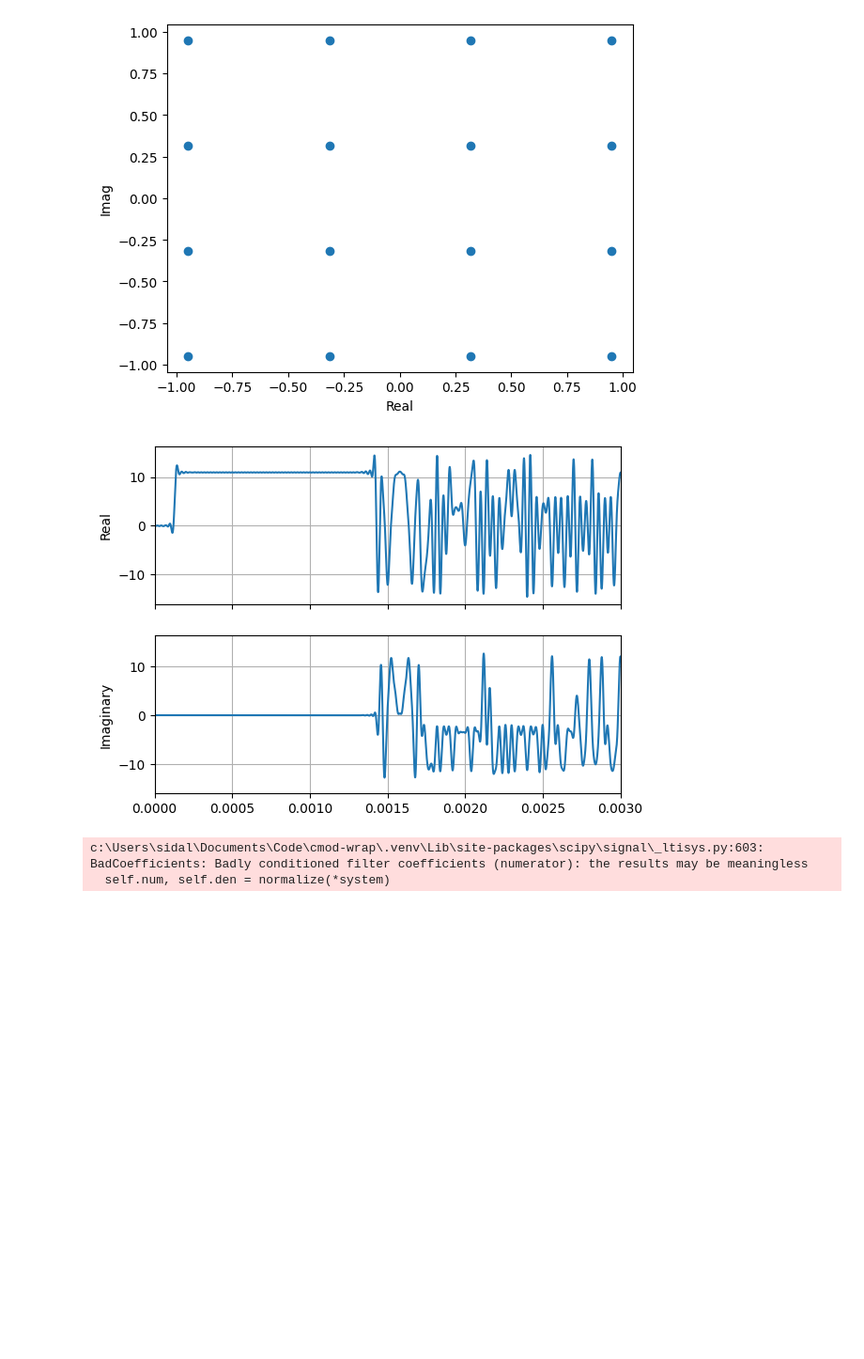
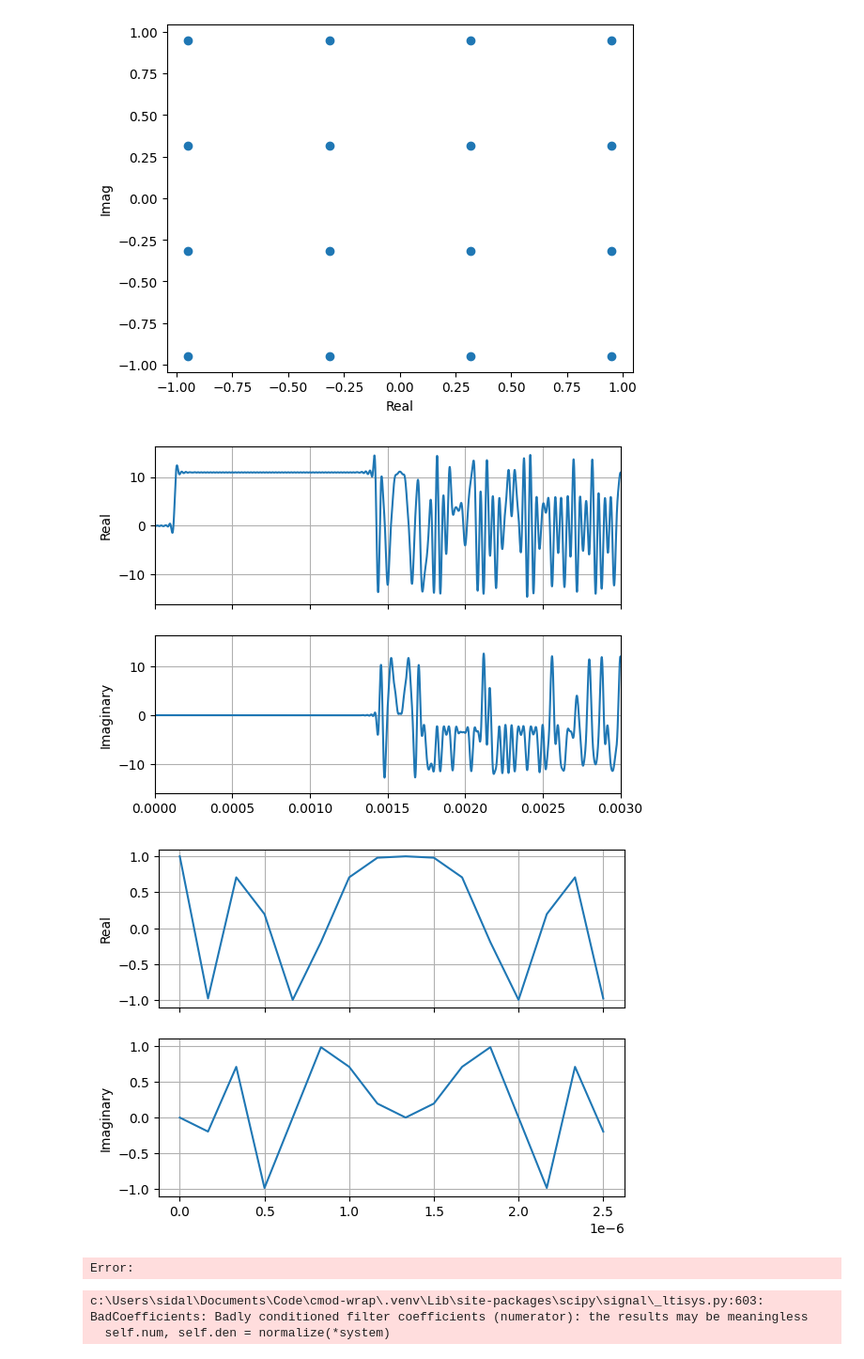
Before and after one commit to sidalok1/QAM-FPGA, a Jupyter notebook: python/qam.ipynb, the cells around one changed output. Shown at 94% size. Drawn from its saved outputs; the diff is of its cells as text; code cells hidden in the pictures; blank space fills up the shorter version.

```diff
--- a/python/qam.ipynb
+++ b/python/qam.ipynb
@@ -31,21 +31,35 @@ plt.show()
 # %%
 words = str2words(msg, M)
 symbs = constellation[words]
 sync_symbs = np.ones(sync_len) + 0j
 zadoff_chu_seq = zadoff_chu(zadoff_chu_len)
 write_mem_file(zadoff_chu_seq, 10, 8, 'zadoff_chu.mem', complex=True)
 
 rrc = get_rrc_pulse(beta, span, sps)
 write_mem_file(rrc, 10, 8, 'rrc.mem', complex=False)
 
 # full_msg = np.convolve(upsample(np.concat((sync_symbs, zadoff_chu_seq, symbs)), sps), rrc)
 full_msg = signal.resample_poly(np.pad(np.concat((sync_symbs, zadoff_chu_seq, symbs)), span//2), sps, 1, window=rrc)
 
 fig, ax1, ax2 = plot_complex_time_sequence(full_msg, fs)
 plt.xlim((0.0000, 0.003))
 plt.show()
+
+# X = fft.fftshift(fft.fft(full_msg))
+# f = fft.fftshift(fft.fftfreq(len(X), fs))
+# plt.figure(figsize=(20,5))
+# plt.plot(f, 10*np.log10(np.abs(X)))
+# Z = fft.fftshift(fft.fft(np.pad(zadoff_chu_seq, len(zadoff_chu_seq)*2)))
+# f = fft.fftshift(fft.fftfreq(len(Z), fs))
+# plt.plot(f, 10*np.log10(np.abs(Z)))
+# plt.grid()
+# plt.show()
+plot_complex_time_sequence(zadoff_chu_seq, fs)
+plt.show()
 # %% [output]
 [figure]
+[figure, added]
+Error:
 # %%
 t = np.arange(0, len(full_msg)) / fs
 x = np.real(full_msg * np.exp(2j*np.pi*fc*t))
```
Also changed, not shown: parts of 1 cell of this notebook, 1 other file.
